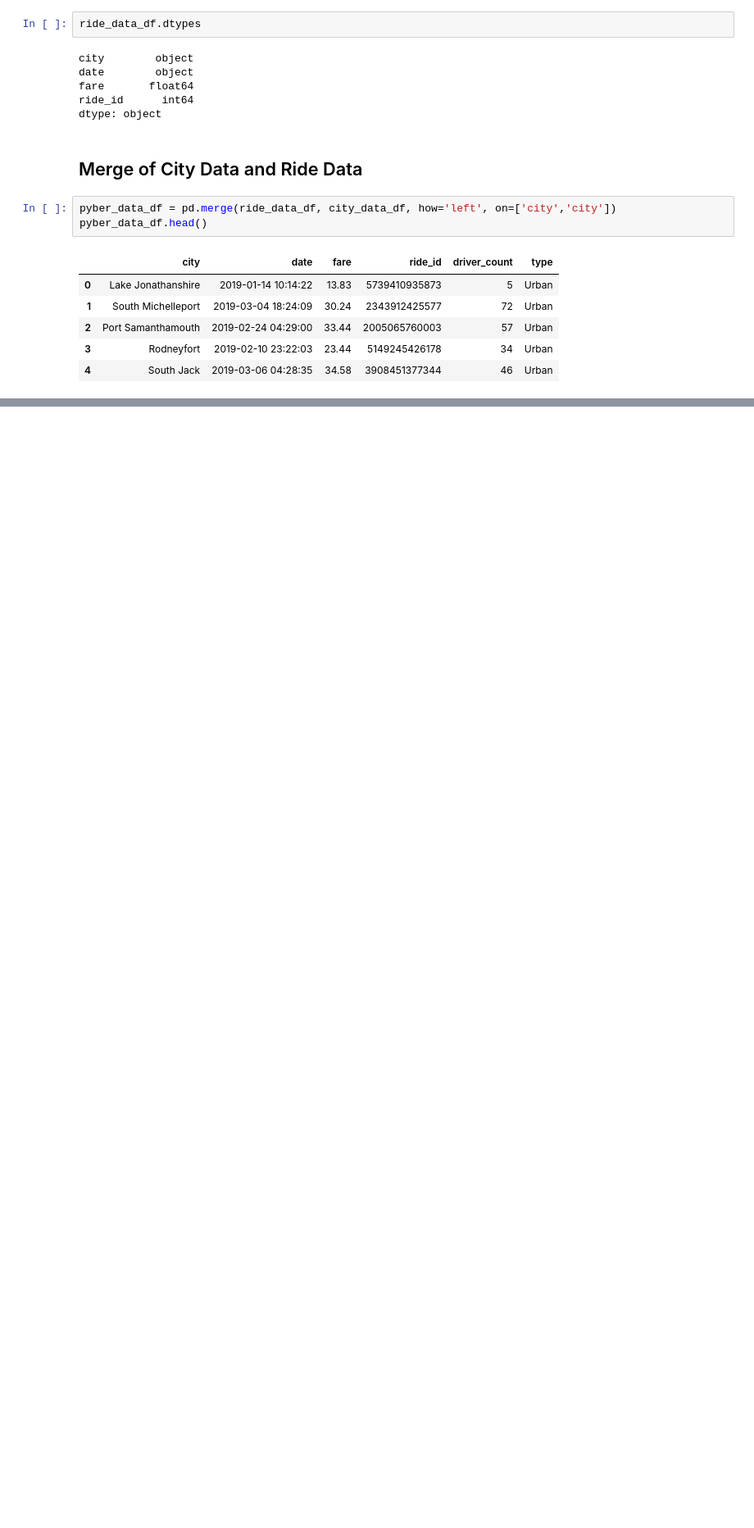
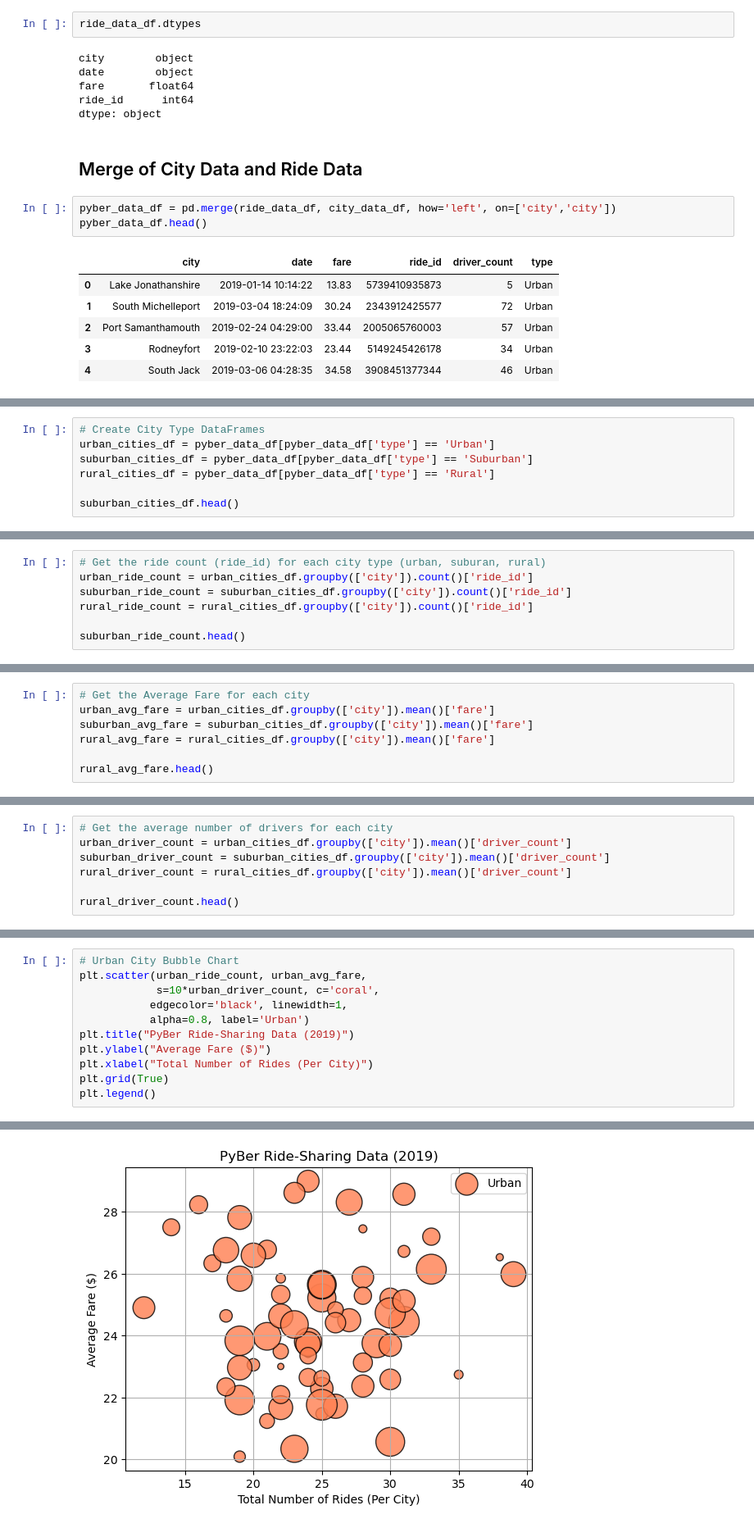
Before and after one commit to whartzler/PyBer_Analysis, a Jupyter notebook: PyBer.ipynb, the cells around one changed output, grey strips where cells are left out. Shown: that part at 82% size. Drawn from its saved outputs; the diff is of its cells as text; blank space fills up the shorter version.

Commit message:
update pyber analysis

```diff
--- a/PyBer.ipynb
+++ b/PyBer.ipynb
@@ -126,0 +129,7 @@ pyber_data_df.head()
+# %%
+# Create City Type DataFrames
+urban_cities_df = pyber_data_df[pyber_data_df['type'] == 'Urban']
+suburban_cities_df = pyber_data_df[pyber_data_df['type'] == 'Suburban']
+rural_cities_df = pyber_data_df[pyber_data_df['type'] == 'Rural']
+
+suburban_cities_df.head()
@@ -126,0 +145,7 @@ pyber_data_df.head()
+# %%
+# Get the ride count (ride_id) for each city type (urban, suburan, rural)
+urban_ride_count = urban_cities_df.groupby(['city']).count()['ride_id']
+suburban_ride_count = suburban_cities_df.groupby(['city']).count()['ride_id']
+rural_ride_count = rural_cities_df.groupby(['city']).count()['ride_id']
+
+suburban_ride_count.head()
@@ -126,0 +160,7 @@ pyber_data_df.head()
+# %%
+# Get the Average Fare for each city
+urban_avg_fare = urban_cities_df.groupby(['city']).mean()['fare']
+suburban_avg_fare = suburban_cities_df.groupby(['city']).mean()['fare']
+rural_avg_fare = rural_cities_df.groupby(['city']).mean()['fare']
+
+rural_avg_fare.head()
@@ -126,0 +175,7 @@ pyber_data_df.head()
+# %%
+# Get the average number of drivers for each city
+urban_driver_count = urban_cities_df.groupby(['city']).mean()['driver_count']
+suburban_driver_count = suburban_cities_df.groupby(['city']).mean()['driver_count']
+rural_driver_count = rural_cities_df.groupby(['city']).mean()['driver_count']
+
+rural_driver_count.head()
@@ -126,0 +192,12 @@ pyber_data_df.head()
+# %%
+# Urban City Bubble Chart
+plt.scatter(urban_ride_count, urban_avg_fare,
+            s=10*urban_driver_count, c='coral',
+           edgecolor='black', linewidth=1,
+           alpha=0.8, label='Urban')
+plt.title("PyBer Ride-Sharing Data (2019)")
+plt.ylabel("Average Fare ($)")
+plt.xlabel("Total Number of Rides (Per City)")
+plt.grid(True)
+plt.legend()
+# %% [output]
@@ -126,0 +205 @@ pyber_data_df.head()
+[figure, added]
```
Also changed, not shown: parts of 11 cells of this notebook.
